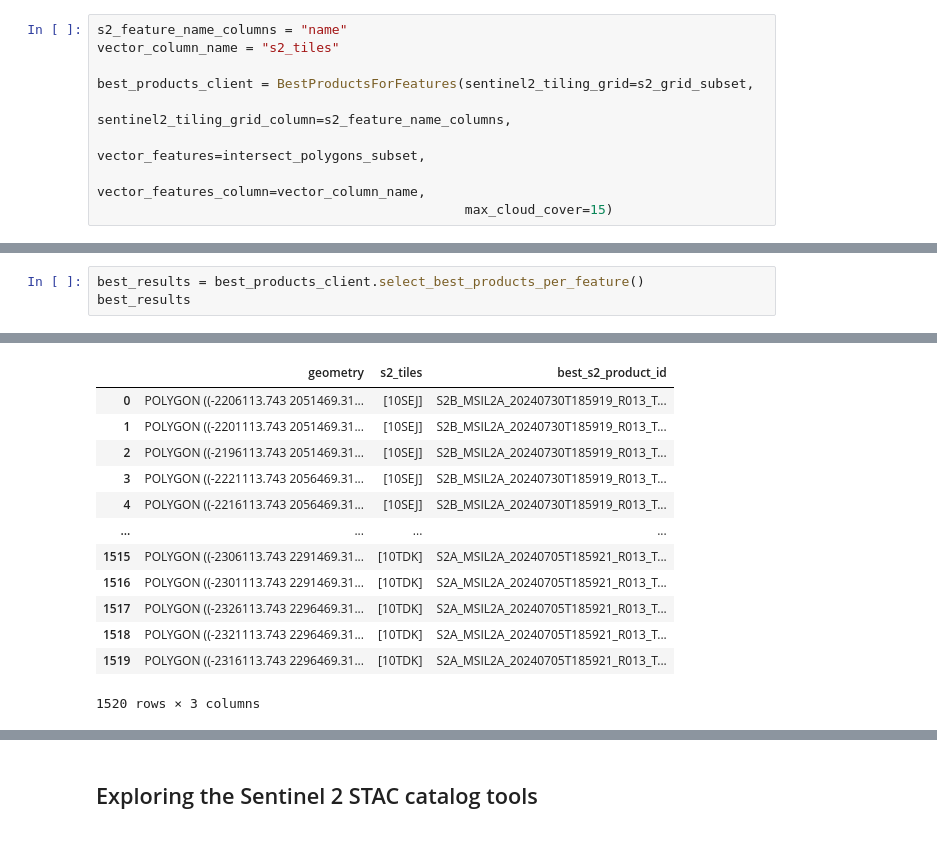
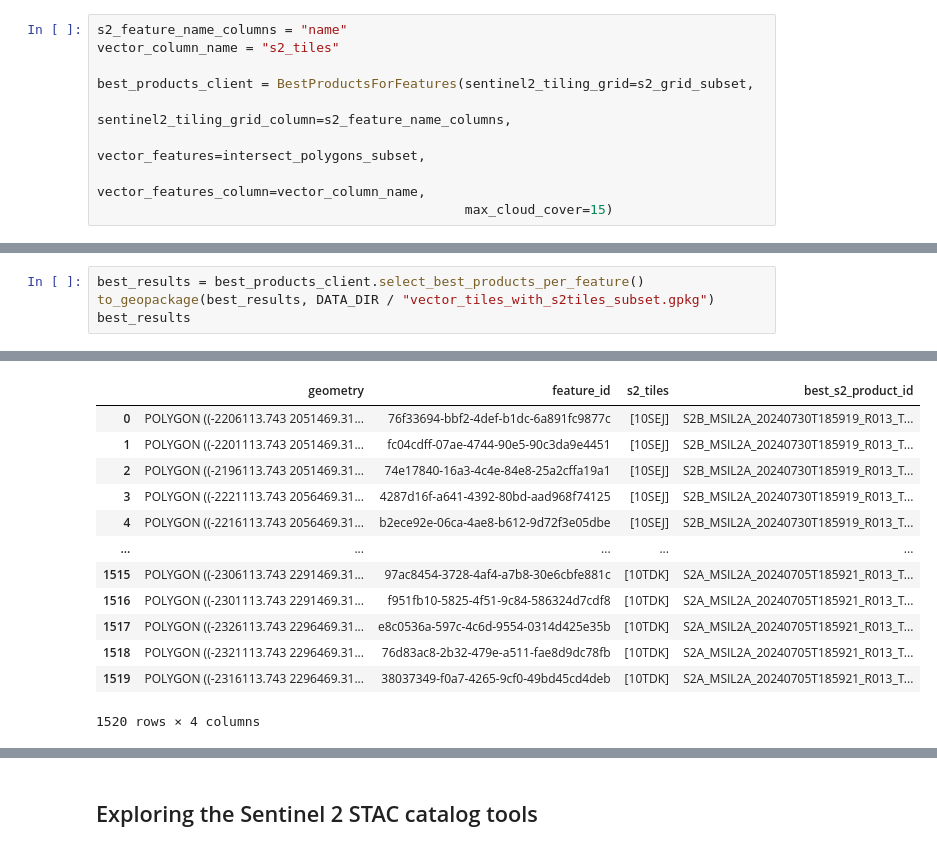
Before and after one commit to RolnickLab/geospatial-tools, a Jupyter notebook: notebooks/planetary_computer_sentinel2_exploration.ipynb, the cells around one changed output, grey strips where cells are left out. Drawn from its saved outputs; the diff is of its cells as text.

```diff
--- a/notebooks/planetary_computer_sentinel2_exploration.ipynb
+++ b/notebooks/planetary_computer_sentinel2_exploration.ipynb
@@ -444,5 +400,6 @@ products
   'cloud_cover': 4e-06}}
 # %%
 best_results = best_products_client.select_best_products_per_feature()
+to_geopackage(best_results, DATA_DIR / "vector_tiles_with_s2tiles_subset.gpkg")
 best_results
 # %% [output]
@@ -454,25 +411,25 @@ best_results
 s2_tiles_search_results: {'10SEJ': {'id': 'S2B_MSIL2A_20240730T185919_R013_T10SEJ_20240730T214651', 'cloud_cover': 1.9e-05}, '10SDJ': {'id': 'S2A_MSIL2A_20240712T184931_R113_T10SDJ_20240713T042744', ' ...
 feature_s2_tiles: ['10SEJ']
 s2_tiles_search_results: {'10SEJ': {'id': 'S2B_MSIL2A_20240730T185919_R013_T10SEJ_20240730T214651', 'cloud_cover': 1.9e-05}, '10SDJ': {'id': 'S2A_MSIL2A_20240712T184931_R113_T10SDJ_20240713T042744', ' ...
 feature_s2_tiles: ['10SEJ']
 s2_tiles_search_results: {'10SEJ': {'id': 'S2B_MSIL2A_20240730T185919_R013_T10SEJ_20240730T214651', 'cloud_cover': 1.9e-05}, '10SDJ': {'id': 'S2A_MSIL2A_20240712T184931_R113_T10SDJ_20240713T042744', ' ...
 feature_s2_tiles: ['10SEJ']
 s2_tiles_search_results: {'10SEJ': {'id': 'S2B_MSIL2A_20240730T185919_R013_T10SEJ_20240730T214651', 'cloud_cover': 1.9e-05}, '10SDJ': {'id': 'S2A_MSIL2A_20240712T184931_R113_T10SDJ_20240713T042744', ' ...
 ... (1838 lines left out)
 feature_s2_tiles: ['10TDK']
 s2_tiles_search_results: {'10SEJ': {'id': 'S2B_MSIL2A_20240730T185919_R013_T10SEJ_20240730T214651', 'cloud_cover': 1.9e-05}, '10SDJ': {'id': 'S2A_MSIL2A_20240712T184931_R113_T10SDJ_20240713T042744', ' ...
 feature_s2_tiles: ['10TDK']
 s2_tiles_search_results: {'10SEJ': {'id': 'S2B_MSIL2A_20240730T185919_R013_T10SEJ_20240730T214651', 'cloud_cover': 1.9e-05}, '10SDJ': {'id': 'S2A_MSIL2A_20240712T184931_R113_T10SDJ_20240713T042744', ' ...
-|  | geometry | s2_tiles | best_s2_product_id |
-| 0 | POLYGON ((-2206113.743 2051469.31... | [10SEJ] | S2B_MSIL2A_20240730T185919_R013_T... |
-| 1 | POLYGON ((-2201113.743 2051469.31... | [10SEJ] | S2B_MSIL2A_20240730T185919_R013_T... |
-| 2 | POLYGON ((-2196113.743 2051469.31... | [10SEJ] | S2B_MSIL2A_20240730T185919_R013_T... |
-| 3 | POLYGON ((-2221113.743 2056469.31... | [10SEJ] | S2B_MSIL2A_20240730T185919_R013_T... |
-| 4 | POLYGON ((-2216113.743 2056469.31... | [10SEJ] | S2B_MSIL2A_20240730T185919_R013_T... |
-| ... | ... | ... | ... |
-| 1515 | POLYGON ((-2306113.743 2291469.31... | [10TDK] | S2A_MSIL2A_20240705T185921_R013_T... |
-| 1516 | POLYGON ((-2301113.743 2291469.31... | [10TDK] | S2A_MSIL2A_20240705T185921_R013_T... |
-| 1517 | POLYGON ((-2326113.743 2296469.31... | [10TDK] | S2A_MSIL2A_20240705T185921_R013_T... |
-| 1518 | POLYGON ((-2321113.743 2296469.31... | [10TDK] | S2A_MSIL2A_20240705T185921_R013_T... |
-| 1519 | POLYGON ((-2316113.743 2296469.31... | [10TDK] | S2A_MSIL2A_20240705T185921_R013_T... |
+|  | geometry | feature_id | s2_tiles | best_s2_product_id |
+| 0 | POLYGON ((-2206113.743 2051469.31... | 76f33694-bbf2-4def-b1dc-6a891fc9877c | [10SEJ] | S2B_MSIL2A_20240730T185919_R013_T... |
+| 1 | POLYGON ((-2201113.743 2051469.31... | fc04cdff-07ae-4744-90e5-90c3da9e4451 | [10SEJ] | S2B_MSIL2A_20240730T185919_R013_T... |
+| 2 | POLYGON ((-2196113.743 2051469.31... | 74e17840-16a3-4c4e-84e8-25a2cffa19a1 | [10SEJ] | S2B_MSIL2A_20240730T185919_R013_T... |
+| 3 | POLYGON ((-2221113.743 2056469.31... | 4287d16f-a641-4392-80bd-aad968f74125 | [10SEJ] | S2B_MSIL2A_20240730T185919_R013_T... |
+| 4 | POLYGON ((-2216113.743 2056469.31... | b2ece92e-06ca-4ae8-b612-9d72f3e05dbe | [10SEJ] | S2B_MSIL2A_20240730T185919_R013_T... |
+| ... | ... | ... | ... | ... |
+| 1515 | POLYGON ((-2306113.743 2291469.31... | 97ac8454-3728-4af4-a7b8-30e6cbfe881c | [10TDK] | S2A_MSIL2A_20240705T185921_R013_T... |
+| 1516 | POLYGON ((-2301113.743 2291469.31... | f951fb10-5825-4f51-9c84-586324d7cdf8 | [10TDK] | S2A_MSIL2A_20240705T185921_R013_T... |
+| 1517 | POLYGON ((-2326113.743 2296469.31... | e8c0536a-597c-4c6d-9554-0314d425e35b | [10TDK] | S2A_MSIL2A_20240705T185921_R013_T... |
+| 1518 | POLYGON ((-2321113.743 2296469.31... | 76d83ac8-2b32-479e-a511-fae8d9dc78fb | [10TDK] | S2A_MSIL2A_20240705T185921_R013_T... |
+| 1519 | POLYGON ((-2316113.743 2296469.31... | 38037349-f0a7-4265-9cf0-49bd45cd4deb | [10TDK] | S2A_MSIL2A_20240705T185921_R013_T... |
-1520 rows × 3 columns
+1520 rows × 4 columns
```
Also changed, not shown: parts of 16 cells of this notebook.
